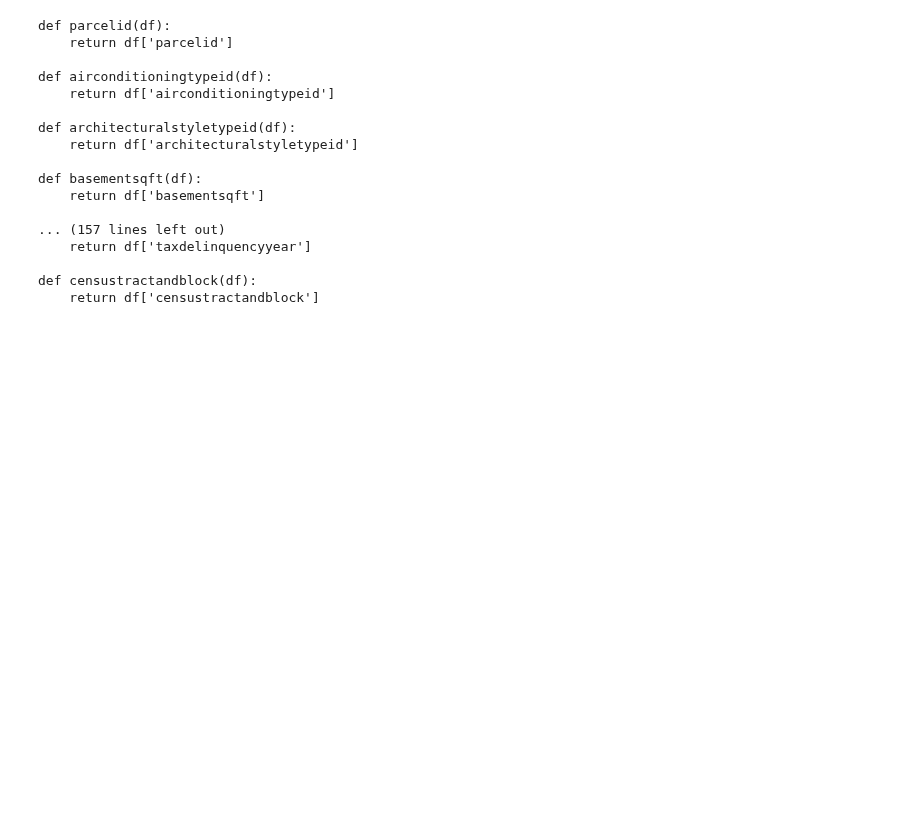
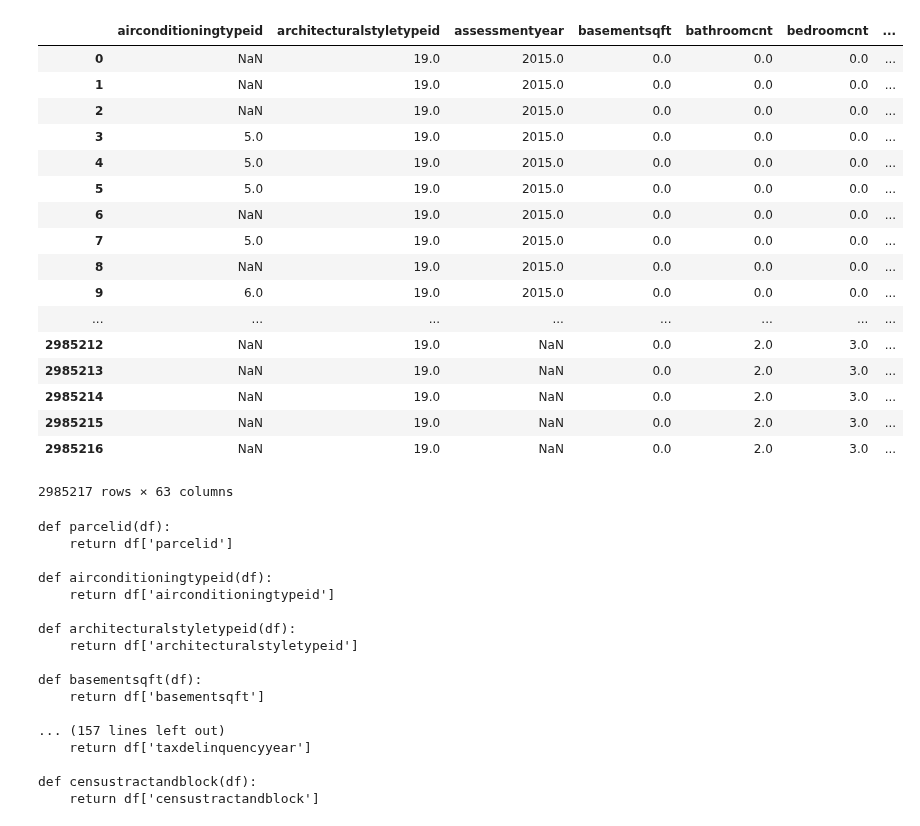
Before and after one commit to Rogue-Y/kaggle-zillow, a Jupyter notebook: notebooks/Original data cleaning.ipynb, the cells around one changed output. Drawn from its saved outputs; the diff is of its cells as text; code cells hidden in the pictures; blank space fills up the shorter version.

```diff
--- a/notebooks/Original data cleaning.ipynb
+++ b/notebooks/Original data cleaning.ipynb
@@ -30,3 +28,26 @@ prop = utils.load_properties_data()
+# %%
+prop = feature_combine.original_feature_clean(prop, feature_clean, False, 'features/feature_pickles/')
+# %%
+prop
+# %% [output]
+|  | airconditioningtypeid | architecturalstyletypeid | assessmentyear | basementsqft | bathroomcnt | bedroomcnt | ... |
+| 0 | NaN | 19.0 | 2015.0 | 0.0 | 0.0 | 0.0 | ... |
+| 1 | NaN | 19.0 | 2015.0 | 0.0 | 0.0 | 0.0 | ... |
+| 2 | NaN | 19.0 | 2015.0 | 0.0 | 0.0 | 0.0 | ... |
+| 3 | 5.0 | 19.0 | 2015.0 | 0.0 | 0.0 | 0.0 | ... |
+| 4 | 5.0 | 19.0 | 2015.0 | 0.0 | 0.0 | 0.0 | ... |
+| 5 | 5.0 | 19.0 | 2015.0 | 0.0 | 0.0 | 0.0 | ... |
+| 6 | NaN | 19.0 | 2015.0 | 0.0 | 0.0 | 0.0 | ... |
+| 7 | 5.0 | 19.0 | 2015.0 | 0.0 | 0.0 | 0.0 | ... |
+| 8 | NaN | 19.0 | 2015.0 | 0.0 | 0.0 | 0.0 | ... |
+| 9 | 6.0 | 19.0 | 2015.0 | 0.0 | 0.0 | 0.0 | ... |
+| ... | ... | ... | ... | ... | ... | ... | ... |
+| 2985212 | NaN | 19.0 | NaN | 0.0 | 2.0 | 3.0 | ... |
+| 2985213 | NaN | 19.0 | NaN | 0.0 | 2.0 | 3.0 | ... |
+| 2985214 | NaN | 19.0 | NaN | 0.0 | 2.0 | 3.0 | ... |
+| 2985215 | NaN | 19.0 | NaN | 0.0 | 2.0 | 3.0 | ... |
+| 2985216 | NaN | 19.0 | NaN | 0.0 | 2.0 | 3.0 | ... |
+2985217 rows × 63 columns
 # %%
 allfeatures=list(prop.columns)
 # %%
```
Also changed, not shown: parts of 10 cells of this notebook, 4 other files.
